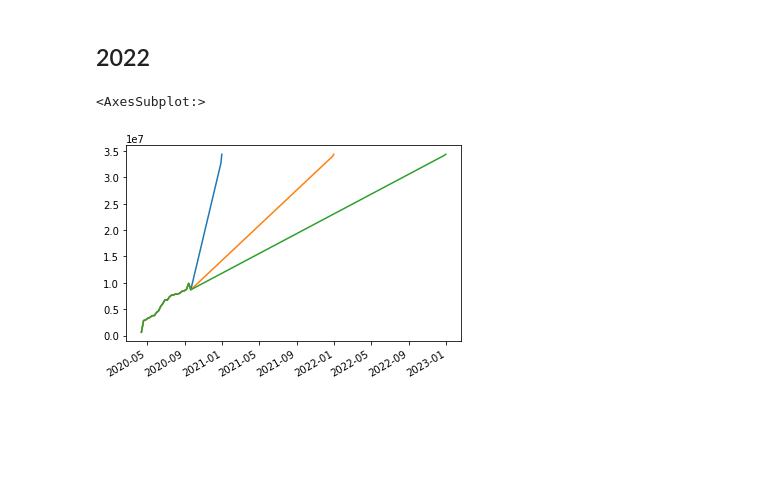
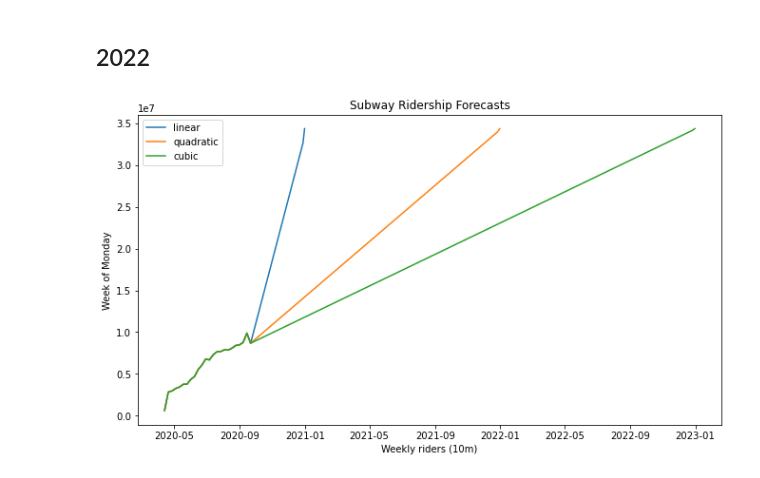
Before and after one commit to anthonymobile/subway_forecast, a Jupyter notebook: ridership_projection.ipynb, the cells around one changed output. Saved outputs shown, nothing was run; the diff lists cells and outputs as text; code cells hidden in the pictures; blank space fills up the shorter version.

Commit message:
plot cleanup

```diff
--- a/ridership_projection.ipynb
+++ b/ridership_projection.ipynb
@@ -4,7 +4,9 @@ import numpy as np
 import scipy as sp
 # %%
 import matplotlib.pyplot as plt
+import matplotlib.dates as mdates
 plt.close('all')
+plt.rcParams['figure.figsize'] = [11,6]
 # %%
 last_reported_sunday='2020-09-20'
 # %%
@@ -72,10 +74,18 @@ s_weekly_2022 = s_weekly_2022.reindex(weekly_index2022) # reindex with new index
 s_weekly_2022.interpolate() # interpolate
 s_weekly_2022 = s_weekly_2022.append(pd.Series([max_weekly_ridership], index=[pd.Timestamp(end_2022)])) # populate final value
 x2022 = s_weekly_2022.interpolate(method='linear') # interpolate
-# %%
-ax = x2020.plot() # plot
-ax2 = x2021.plot(ax=ax)
-x2022.plot(ax=ax2)
-# %% [output]
-<AxesSubplot:>
-[figure, removed]
+# %%
+plt.plot(x2020, label='linear')
+plt.plot(x2021, label='quadratic')
+plt.plot(x2022, label='cubic')
+
+plt.xlabel('Weekly riders (10m)')
+plt.ylabel('Week of Monday')
+
+plt.title("Subway Ridership Forecasts")
+
+plt.legend()
+
+plt.show()
+# %% [output]
+[figure, added]
```
